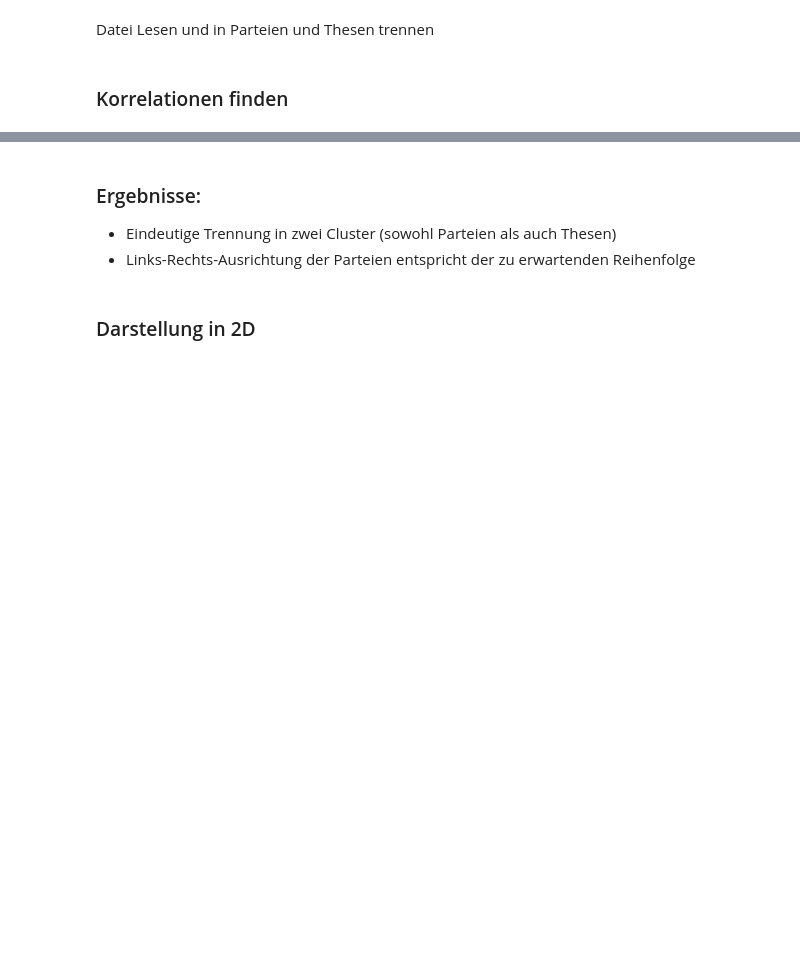
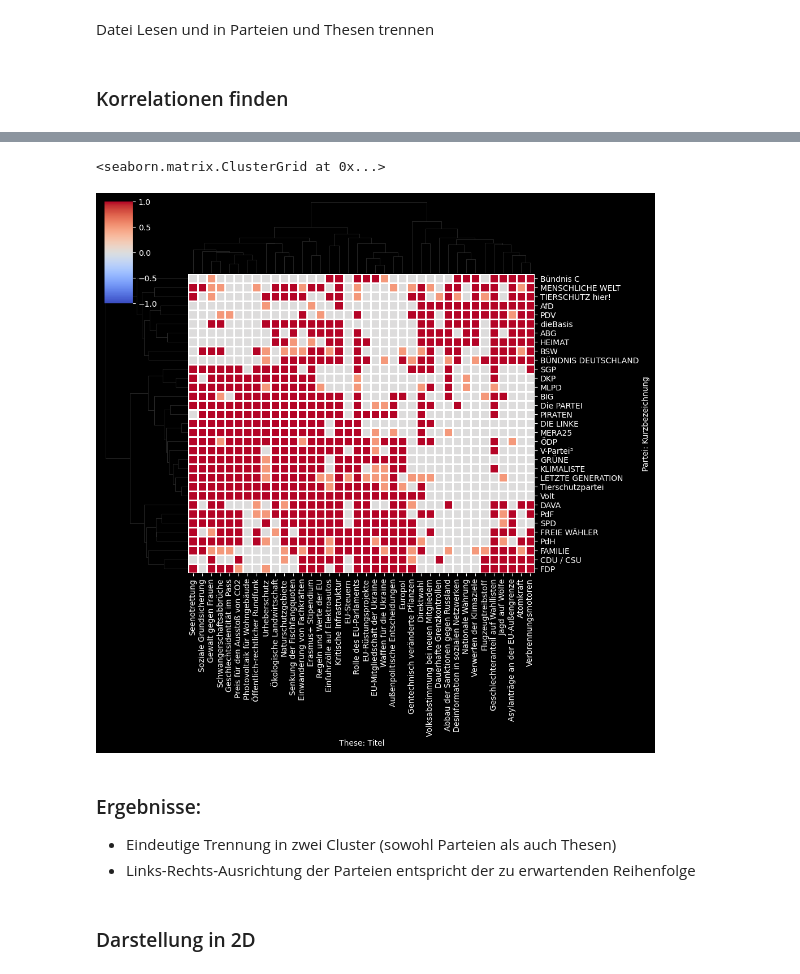
Before and after one commit to SandroMartens/sturdy-bassoon, a Jupyter notebook: wahl-o-mat/auswertung.ipynb, the cells around one changed output, grey strips where cells are left out. Cells and saved outputs as stored; diff of their text form; code cells hidden in the pictures; blank space fills up the shorter version.

```diff
--- a/wahl-o-mat/auswertung.ipynb
+++ b/wahl-o-mat/auswertung.ipynb
@@ -80,2 +73,20 @@ sns.clustermap(
+# %%
+mask = np.identity(33)
+
+sns.clustermap(
+    data=thesen.drop(
+        "Partei für schulmedizinische Verjüngungsforschung", axis=0
+    ),  # .corr(),
+    metric="correlation",
+    cmap="coolwarm",
+    # z_score=0,
+    standard_scale=1,
+    linewidths=1,
+    norm=colors.CenteredNorm(),
+    # mask=mask,
+)
+# %% [output]
+<seaborn.matrix.ClusterGrid at 0x...>
+[figure, added]
 # %% [markdown]
 ### Ergebnisse:
```
Also changed, not shown: parts of 7 cells of this notebook, 10 other files.
